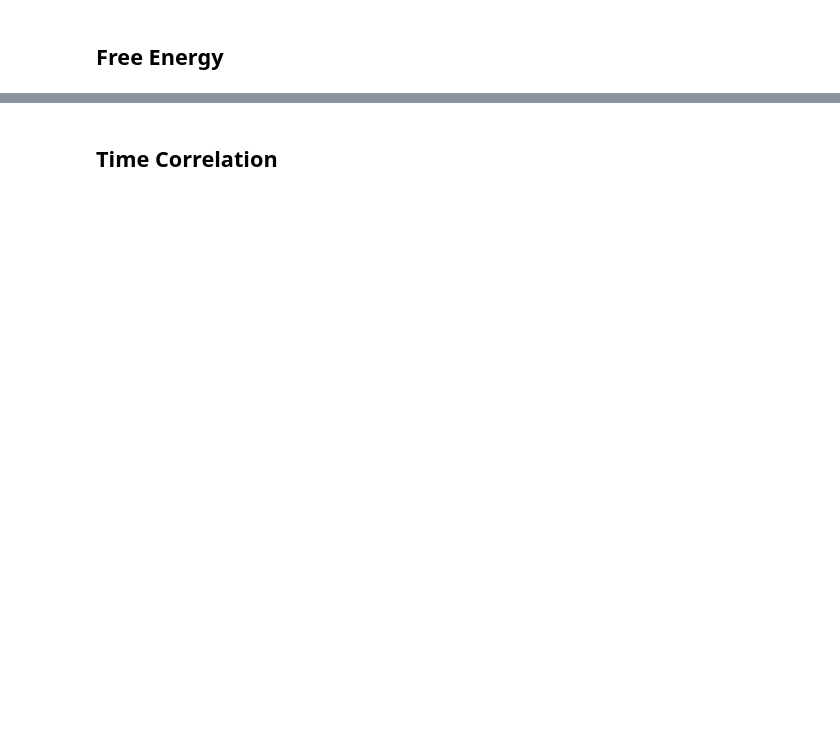
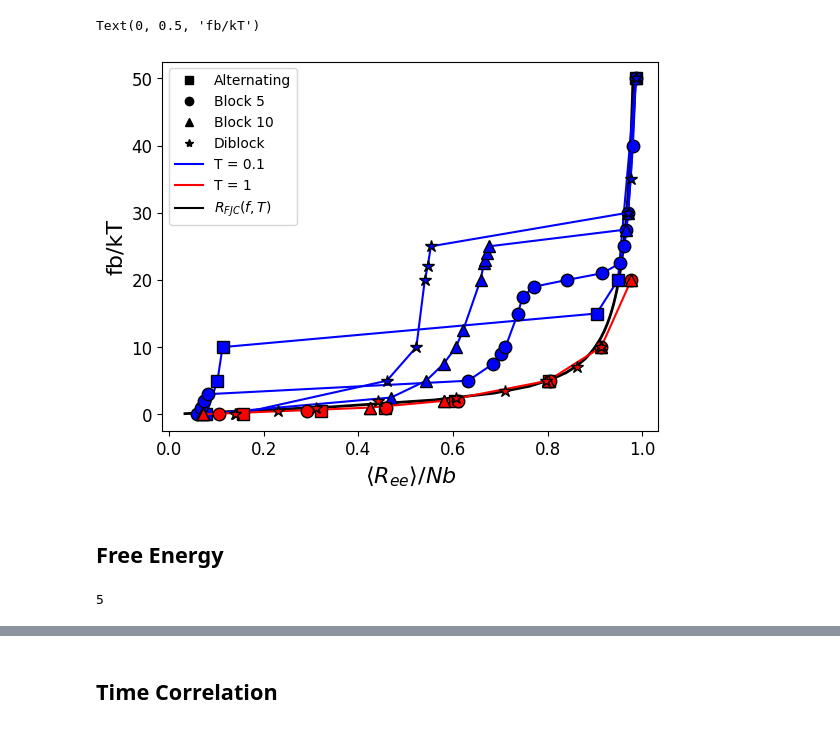
Before and after one commit to VagrantHyp/Code, a Jupyter notebook: DiffConfig.ipynb, the cells around one changed output, grey strips where cells are left out. Cells and saved outputs as stored; diff of their text form; code cells hidden in the pictures; blank space fills up the shorter version.

```diff
--- a/DiffConfig.ipynb
+++ b/DiffConfig.ipynb
@@ -69,5 +20,59 @@ plt.show()
+# %%
+# Theory
+f = np.linspace(0.1, 50, 50)
+r= 1 / np.tanh(f) - 1 / f
+# %%
+# All Sequences at Low T and High T
+plt.plot(r, f, 'k-', linewidth = 2)
+
+seq = ['Alternating', 'Block 5', 'Block 10', 'Diblock']
+symbol = ['s','o','^',  '*']
+i = 0
+for item in ls:
+    cgt = item[0]
+    plt.plot(cgt.aveRee / 99, cgt.f / 0.1,symbol[i] + '-', markersize = 9, color = 'b', mec = 'black')
+    i+=1
+
+i = 0
+index = [-3,-3,-2, -3]
+
+cgt = ls[2][index[2]]
+plt.plot(cgt.aveRee / 99, cgt.f, '^-', markersize = 9, color = 'r', mec = 'black')
+
+for item in ls:
+    cgt = item[index[i]]
+    plt.plot(cgt.aveRee / 99, cgt.f, symbol[i], markersize = 9, color = 'r', mec = 'black')
+    i+=1
+
+from matplotlib.lines import Line2D
+
+lowT = Line2D([0], [0], label = 'T = 0.1', color='blue')
+highT = Line2D([0], [0], label = 'T = 1', color='red')
+Theory = Line2D([0], [0], label = '$R_{FJC}(f, T)$', color='k')
+
+circle = Line2D([0], [0], color='k', marker='s', linestyle='',
+                          label='Alternating')
+star = Line2D([0], [0], color='k', marker='o', linestyle='',
+                          label='Block 5')
+triangle = Line2D([0], [0], color='k', marker='^', linestyle='',
+                          label='Block 10')
+square = Line2D([0], [0], color='k', marker='*', linestyle='',
+                          label='Diblock')
+
+plt.legend(handles=[circle, star, triangle, square, lowT, highT, Theory])
+plt.xticks(fontsize=12)
+plt.yticks(fontsize=12)
+plt.xlabel(r'$\langle R_{ee} \rangle / Nb$', fontsize = 16)
+plt.ylabel('fb/kT', fontsize = 16)
+# %% [output]
+Text(0, 0.5, 'fb/kT')
+[figure, added]
 # %% [markdown]
 ## Free Energy
 # %%
 %store -r FE
 %store -r FE_10
+# %%
+len(FE_10)
+# %% [output]
+5
```
Also changed, not shown: parts of 24 cells of this notebook, 7 other files.
